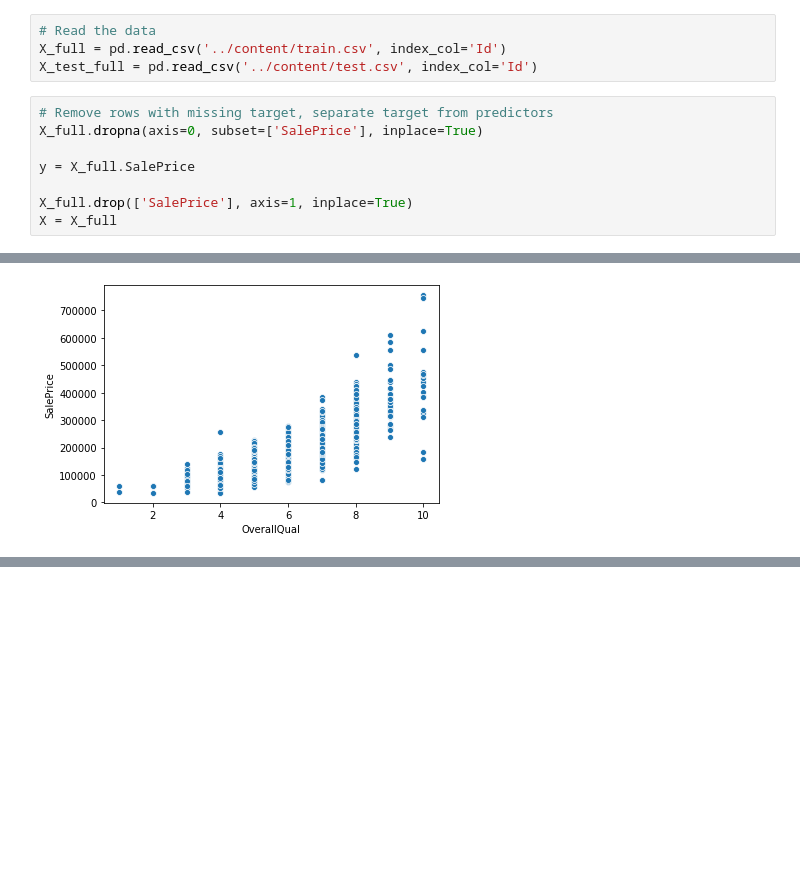
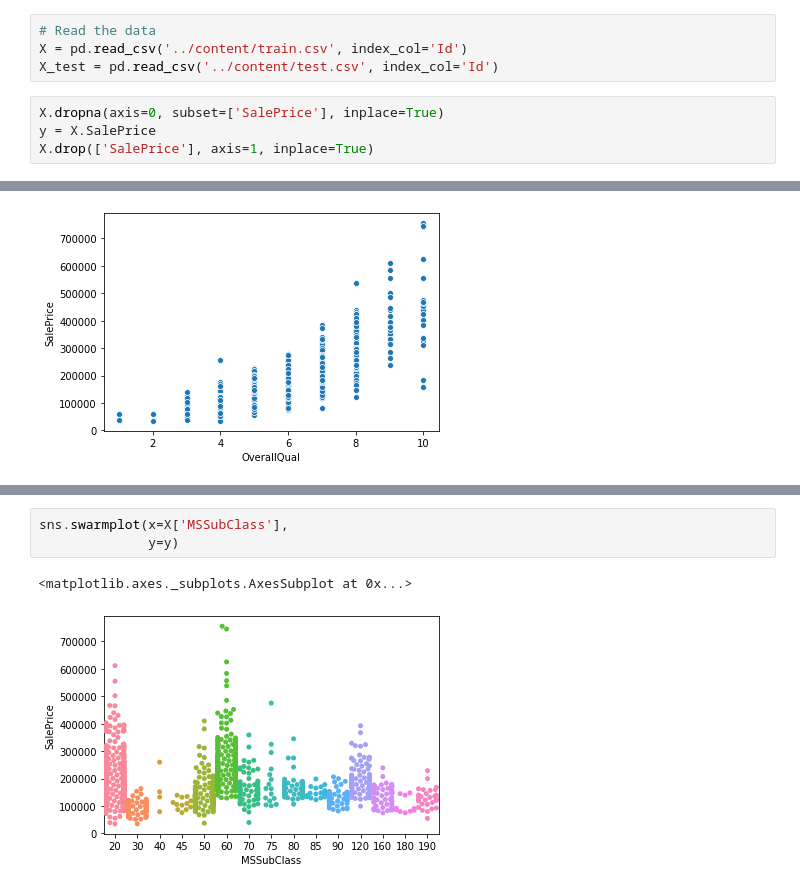
Before and after one commit to atomrepos/Real_Estate_Data_Analysis, a Jupyter notebook: Real_Estate_Analysis.ipynb, the cells around one changed output, grey strips where cells are left out. Cells and saved outputs as stored; diff of their text form; blank space fills up the shorter version.

```diff
--- a/Real_Estate_Analysis.ipynb
+++ b/Real_Estate_Analysis.ipynb
@@ -37,16 +43,12 @@ import pandas as pd
 ## Importing the dataset
 # %%
 # Read the data
-X_full = pd.read_csv('../content/train.csv', index_col='Id')
-X_test_full = pd.read_csv('../content/test.csv', index_col='Id')
+X = pd.read_csv('../content/train.csv', index_col='Id')
+X_test = pd.read_csv('../content/test.csv', index_col='Id')
 # %%
-# Remove rows with missing target, separate target from predictors
-X_full.dropna(axis=0, subset=['SalePrice'], inplace=True)
-
-y = X_full.SalePrice
-
-X_full.drop(['SalePrice'], axis=1, inplace=True)
-X = X_full
+X.dropna(axis=0, subset=['SalePrice'], inplace=True)
+y = X.SalePrice
+X.drop(['SalePrice'], axis=1, inplace=True)
 # %%
 X
 # %% [output]
@@ -263,0 +423,6 @@ sns.scatterplot(x=X['OverallQual'], y=y)
+# %%
+sns.swarmplot(x=X['MSSubClass'],
+              y=y)
+# %% [output]
+<matplotlib.axes._subplots.AxesSubplot at 0x...>
+[figure, added]
```
Also changed, not shown: parts of 38 cells of this notebook.
